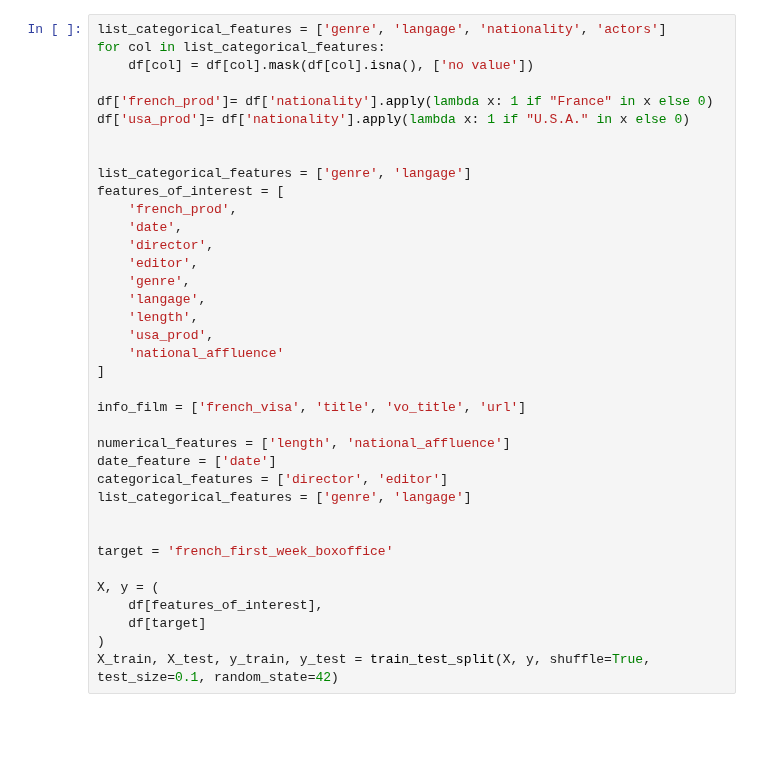
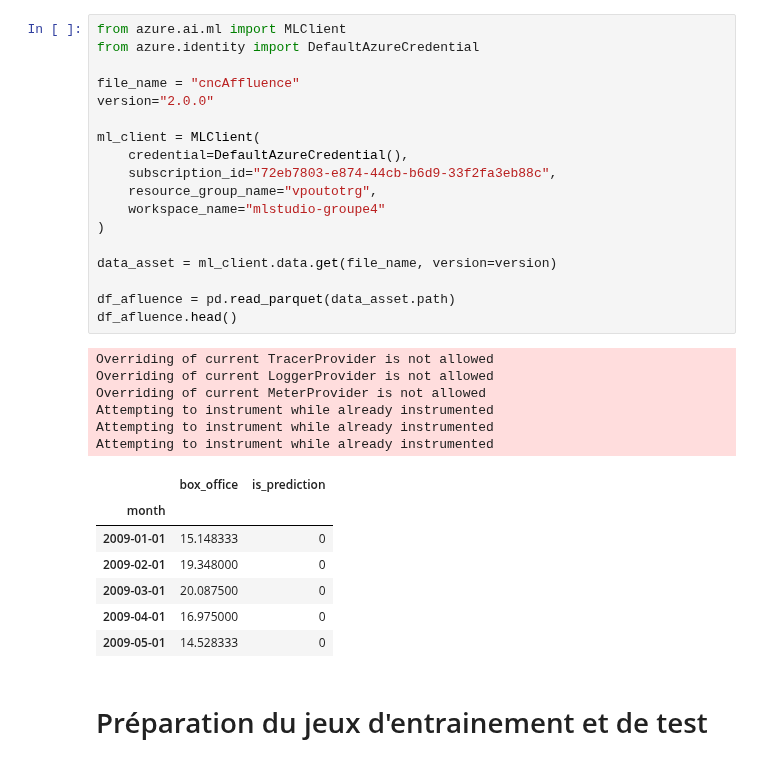
Before and after one commit to SamuelTD/new_is_always_better, a Jupyter notebook: modelisation/victor/arima_Xgboost.ipynb, the cells around one changed output. Cells and saved outputs as stored; diff of their text form; blank space fills up the shorter version.

Commit message:
:bug: try to push mlflow results on azure

```diff
--- a/modelisation/victor/arima_Xgboost.ipynb
+++ b/modelisation/victor/arima_Xgboost.ipynb
@@ -90,37 +64,34 @@ df.head(1)
-# %%
-list_categorical_features = ['genre', 'langage', 'nationality', 'actors']
-for col in list_categorical_features:
-    df[col] = df[col].mask(df[col].isna(), ['no value'])
-
-df['french_prod']= df['nationality'].apply(lambda x: 1 if "France" in x else 0)
-df['usa_prod']= df['nationality'].apply(lambda x: 1 if "U.S.A." in x else 0)
-
-
-list_categorical_features = ['genre', 'langage']
-features_of_interest = [
-    'french_prod',
-    'date',
-    'director',
-    'editor',
-    'genre',
-    'langage',
-    'length',
-    'usa_prod',
-    'national_affluence'
-]
-
-info_film = ['french_visa', 'title', 'vo_title', 'url']
-
-numerical_features = ['length', 'national_affluence']
-date_feature = ['date']
-categorical_features = ['director', 'editor']
-list_categorical_features = ['genre', 'langage']
-
-
-target = 'french_first_week_boxoffice'
-
-X, y = (
-    df[features_of_interest],
-    df[target]
-)
-X_train, X_test, y_train, y_test = train_test_split(X, y, shuffle=True, test_size=0.1, random_state=42)
+# %%
+from azure.ai.ml import MLClient
+from azure.identity import DefaultAzureCredential
+
+file_name = "cncAffluence"
+version="2.0.0"
+
+ml_client = MLClient(
+    credential=DefaultAzureCredential(),
+    subscription_id="72eb7803-e874-44cb-b6d9-33f2fa3eb88c",
+    resource_group_name="vpoutotrg",
+    workspace_name="mlstudio-groupe4"
+)
+
+data_asset = ml_client.data.get(file_name, version=version)
+
+df_afluence = pd.read_parquet(data_asset.path)
+df_afluence.head()
+# %% [output]
+Overriding of current TracerProvider is not allowed
+Overriding of current LoggerProvider is not allowed
+Overriding of current MeterProvider is not allowed
+Attempting to instrument while already instrumented
+Attempting to instrument while already instrumented
+Attempting to instrument while already instrumented
+|  | box_office | is_prediction |
+| month |  |  |
+| 2009-01-01 | 15.148333 | 0 |
+| 2009-02-01 | 19.348000 | 0 |
+| 2009-03-01 | 20.087500 | 0 |
+| 2009-04-01 | 16.975000 | 0 |
+| 2009-05-01 | 14.528333 | 0 |
+# %% [markdown]
+# Préparation du jeux d'entrainement et de test
```
Also changed, not shown: parts of 31 cells of this notebook, 2 other files.
